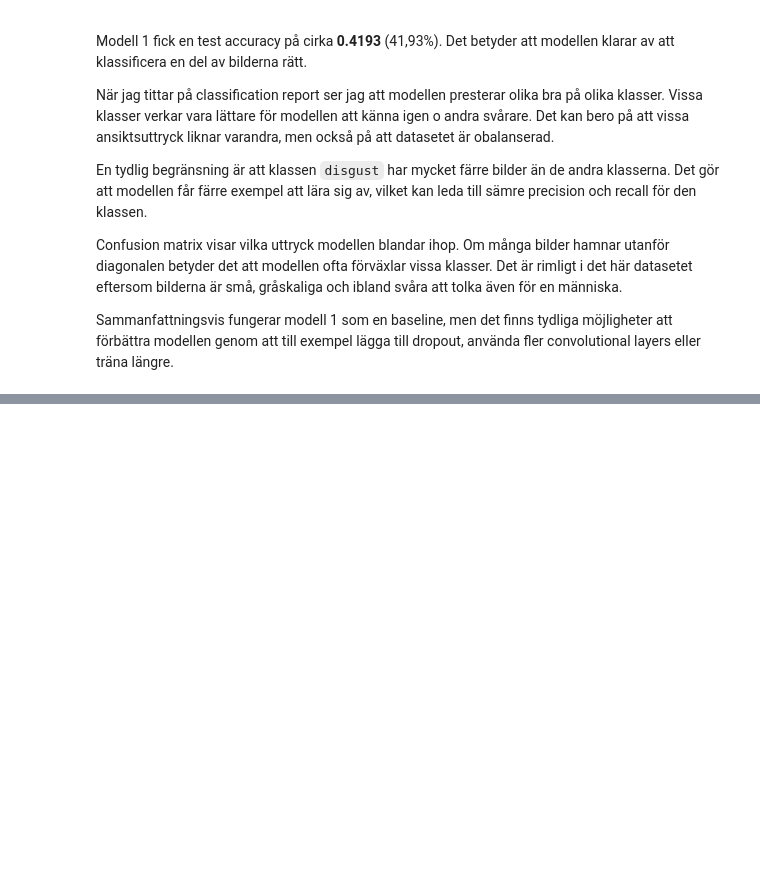
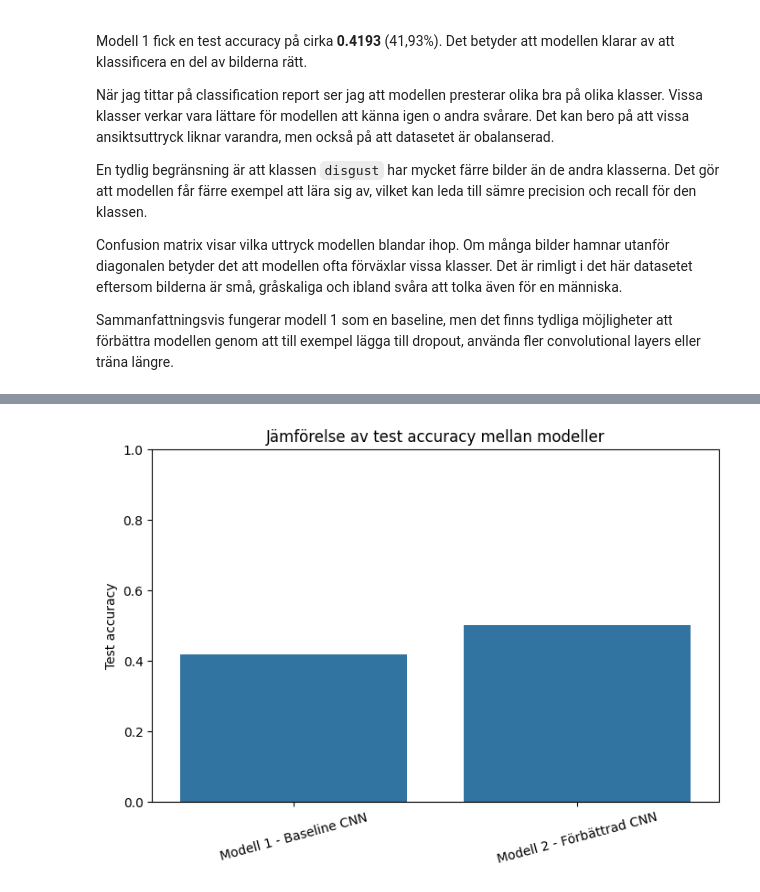
Before and after one commit to SoroushGReza/fer2013-emotion-classification, a Jupyter notebook: notebooks/fer2013_emotion_classification.ipynb, the cells around one changed output, grey strips where cells are left out. Saved outputs shown, nothing was run; the diff lists cells and outputs as text; code cells hidden in the pictures; blank space fills up the shorter version.

```diff
--- a/notebooks/fer2013_emotion_classification.ipynb
+++ b/notebooks/fer2013_emotion_classification.ipynb
@@ -469,0 +605,6 @@ Sammanfattningsvis fungerar modell 1 som en baseline, men det finns tydliga möj
+# %%
+# Utvärdera modell 2 på testdata
+test_loss_2, test_accuracy_2 = model_2.evaluate(test_ds)
+
+print(f"Test loss för modell 2: {test_loss_2:.4f}")
+print(f"Test accuracy för modell 2: {test_accuracy_2:.4f}")
@@ -469,0 +680,12 @@ Sammanfattningsvis fungerar modell 1 som en baseline, men det finns tydliga möj
+# %%
+# Visualisera test accuracy för modellerna
+plt.figure(figsize=(8, 5))
+sns.barplot(data=model_comparison, x="Model", y="Test Accuracy")
+plt.title("Jämförelse av test accuracy mellan modeller")
+plt.ylabel("Test accuracy")
+plt.xlabel("")
+plt.xticks(rotation=15)
+plt.ylim(0, 1)
+plt.show()
+# %% [output]
+[figure, added]
```
Also changed, not shown: parts of 14 cells of this notebook.
